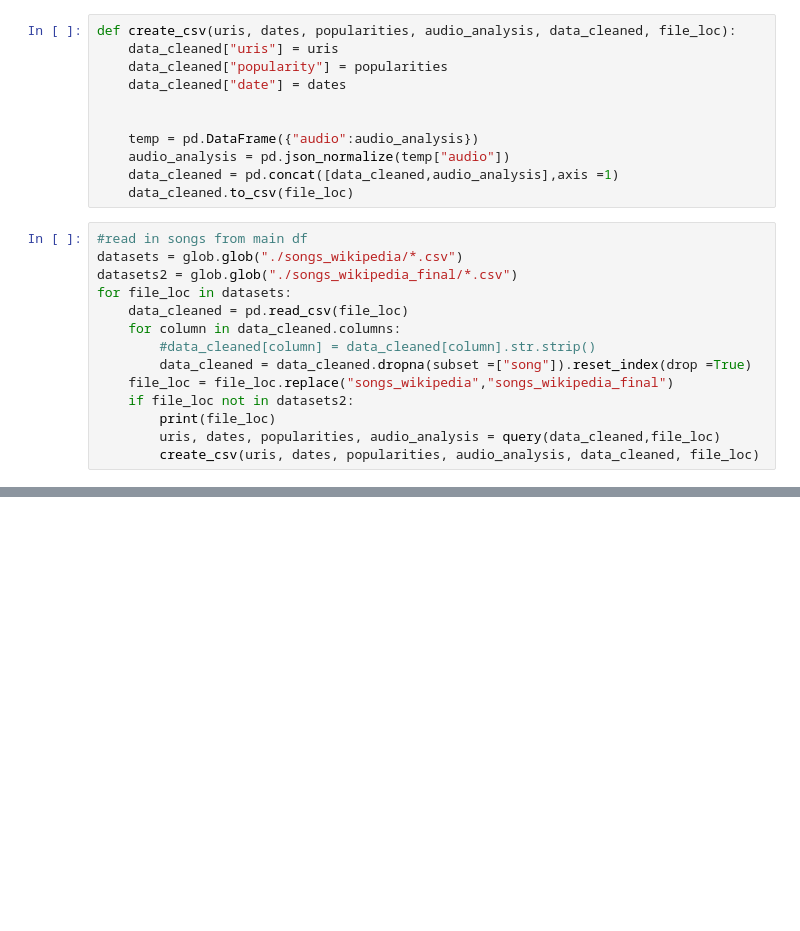
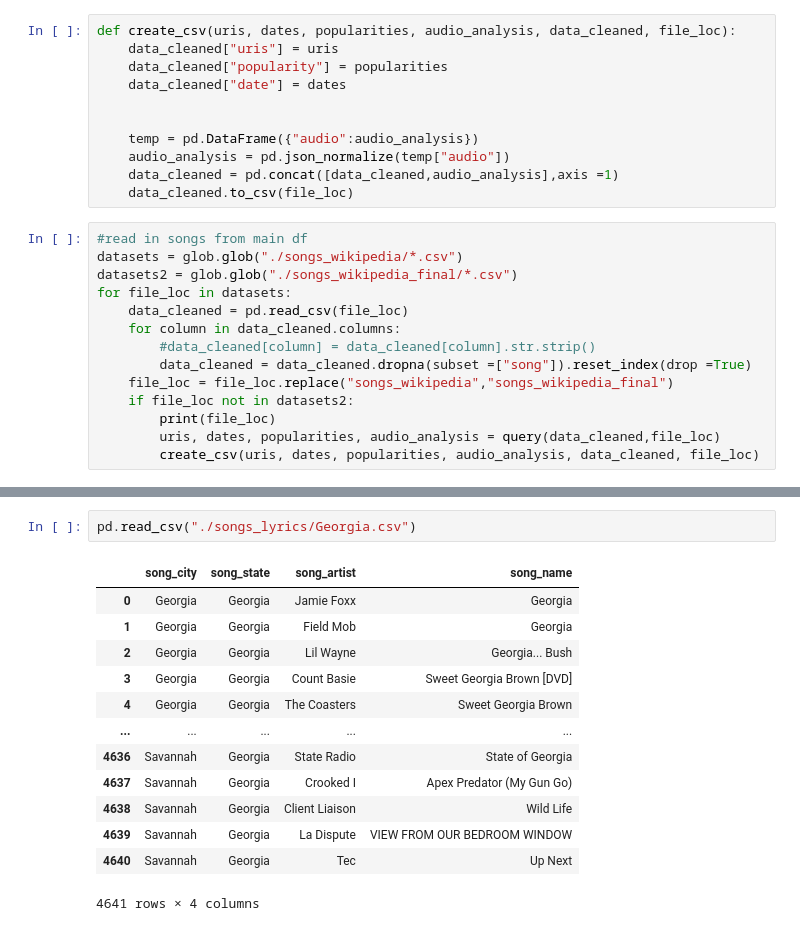
Before and after one commit to marcm97/Spotify-Road-Trip, a Jupyter notebook: create_data/queryingSpotifyUsingSpotipy.ipynb, the cells around one changed output, grey strips where cells are left out. Cells and saved outputs as stored; diff of their text form; blank space fills up the shorter version.

```diff
--- a/create_data/queryingSpotifyUsingSpotipy.ipynb
+++ b/create_data/queryingSpotifyUsingSpotipy.ipynb
@@ -120,0 +136,16 @@ for file_loc in datasets:
+# %%
+pd.read_csv("./songs_lyrics/Georgia.csv")
+# %% [output]
+|  | song_city | song_state | song_artist | song_name |
+| 0 | Georgia | Georgia | Jamie Foxx | Georgia |
+| 1 | Georgia | Georgia | Field Mob | Georgia |
+| 2 | Georgia | Georgia | Lil Wayne | Georgia... Bush |
+| 3 | Georgia | Georgia | Count Basie | Sweet Georgia Brown [DVD] |
+| 4 | Georgia | Georgia | The Coasters | Sweet Georgia Brown |
+| ... | ... | ... | ... | ... |
+| 4636 | Savannah | Georgia | State Radio | State of Georgia |
+| 4637 | Savannah | Georgia | Crooked I | Apex Predator (My Gun Go) |
+| 4638 | Savannah | Georgia | Client Liaison | Wild Life |
+| 4639 | Savannah | Georgia | La Dispute | VIEW FROM OUR BEDROOM WINDOW |
+| 4640 | Savannah | Georgia | Tec | Up Next |
+4641 rows × 4 columns
```
Also changed, not shown: parts of 1 cell of this notebook, 43 other files.
